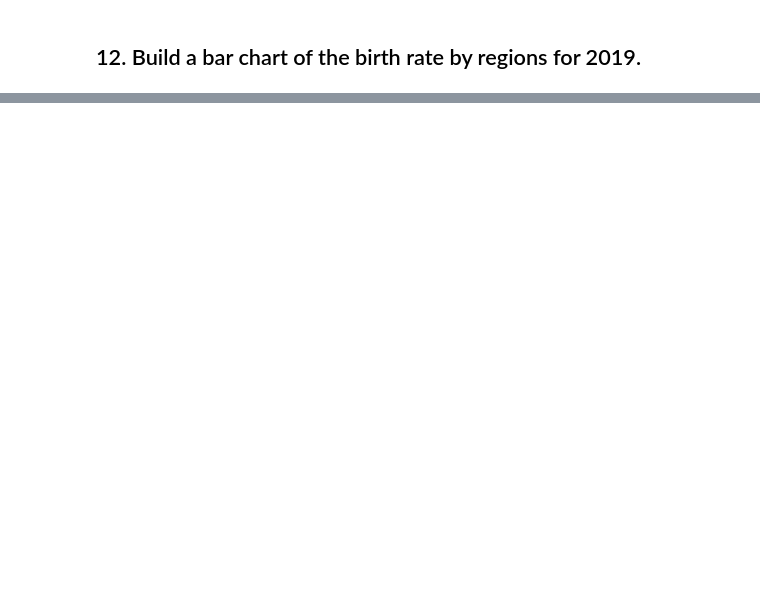
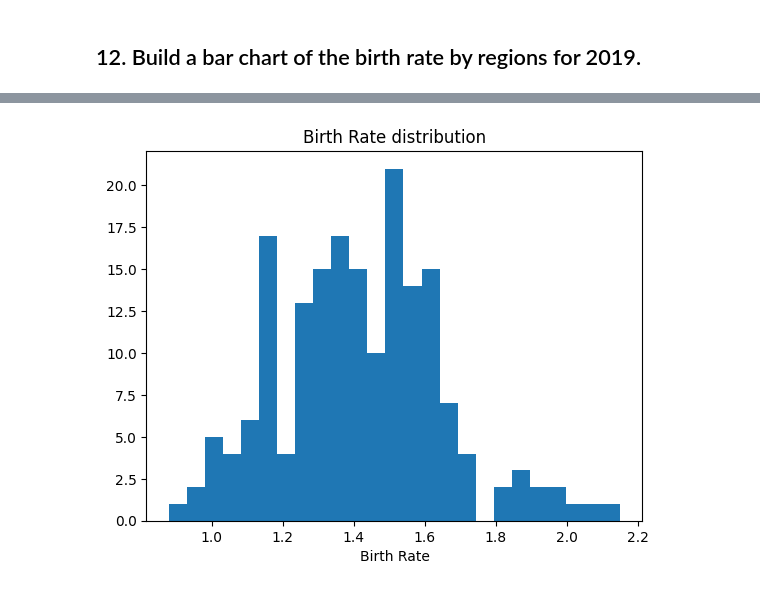
Before and after one commit to KamilGrundas/Data_science, a Jupyter notebook: homework_2/part_1/Hw2.1.ipynb, the cells around one changed output, grey strips where cells are left out. Drawn from its saved outputs; the diff is of its cells as text; code cells hidden in the pictures; blank space fills up the shorter version.

```diff
--- a/homework_2/part_1/Hw2.1.ipynb
+++ b/homework_2/part_1/Hw2.1.ipynb
@@ -42,0 +176,8 @@ df.shape
+# %%
+all_values = pd.concat([df[col] for col in df.columns[1:]]).tolist()
+plt.xlabel('Birth Rate')
+plt.title('Birth Rate distribution')
+plt.hist(all_values,bins=25)
+plt.show()
+# %% [output]
+[figure, added]
```
Also changed, not shown: parts of 14 cells of this notebook, 2 other files.
